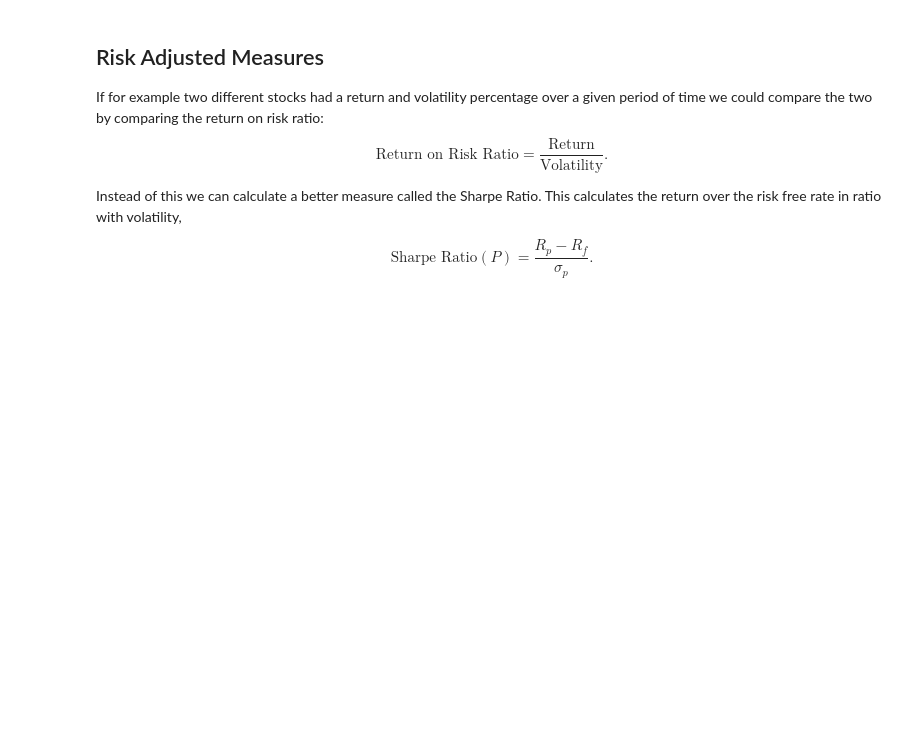
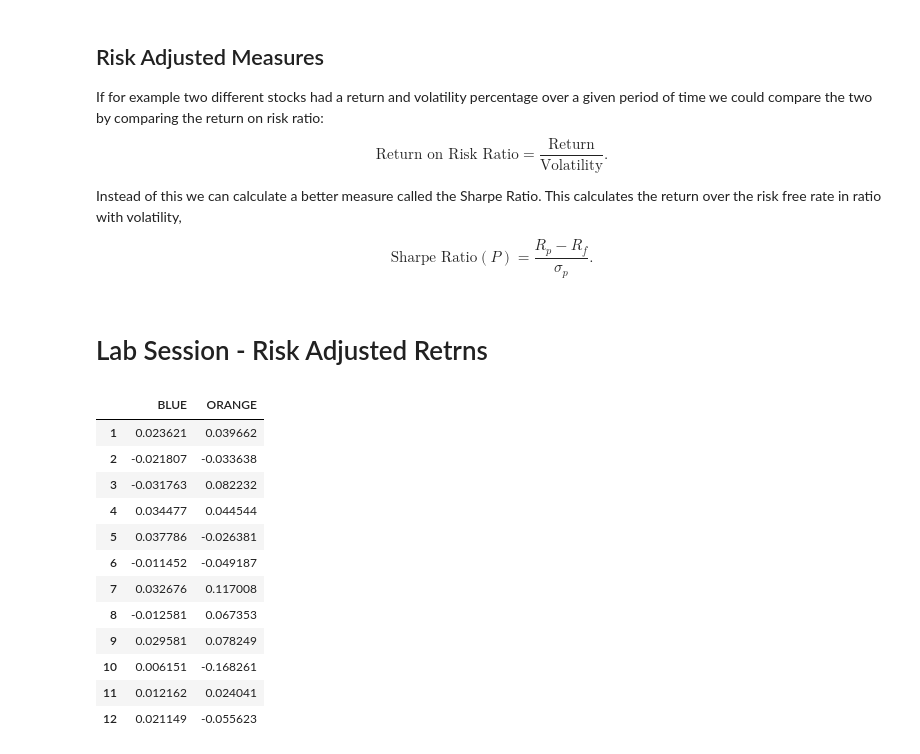
Before and after one commit to hideonmog/Investment-Management-with-Python, a Jupyter notebook: Course-01/02-measures-of-risk-and-reward.ipynb, the cells around one changed output. Saved outputs shown, nothing was run; the diff lists cells and outputs as text; code cells hidden in the pictures; blank space fills up the shorter version.

Commit message:
Complete second lab session

```diff
--- a/Course-01/02-measures-of-risk-and-reward.ipynb
+++ b/Course-01/02-measures-of-risk-and-reward.ipynb
@@ -24,3 +24,5 @@ $$\text{Return on Risk Ratio} =  \frac{\text{Return}}{\text{Volatility}}.$$
 Instead of this we can calculate a better measure called the Sharpe Ratio. This calculates the return over the risk free rate in ratio with volatility,
 
 $$\text{Sharpe Ratio}(P) = \frac{R_p - R_f}{\sigma_p}.$$
+# %% [markdown]
+# Lab Session - Risk Adjusted Retrns
@@ -26,0 +32,18 @@ $$\text{Sharpe Ratio}(P) = \frac{R_p - R_f}{\sigma_p}.$$
+# %%
+prices = pd.read_csv('sample_prices.csv')
+returns = prices.pct_change().dropna()
+returns
+# %% [output]
+|  | BLUE | ORANGE |
+| 1 | 0.023621 | 0.039662 |
+| 2 | -0.021807 | -0.033638 |
+| 3 | -0.031763 | 0.082232 |
+| 4 | 0.034477 | 0.044544 |
+| 5 | 0.037786 | -0.026381 |
+| 6 | -0.011452 | -0.049187 |
+| 7 | 0.032676 | 0.117008 |
+| 8 | -0.012581 | 0.067353 |
+| 9 | 0.029581 | 0.078249 |
+| 10 | 0.006151 | -0.168261 |
+| 11 | 0.012162 | 0.024041 |
+| 12 | 0.021149 | -0.055623 |
```
Also changed, not shown: parts of 17 cells of this notebook.
